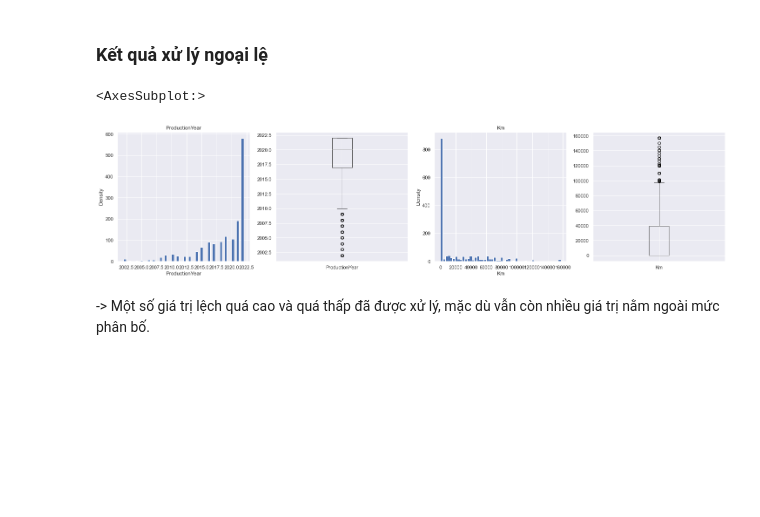
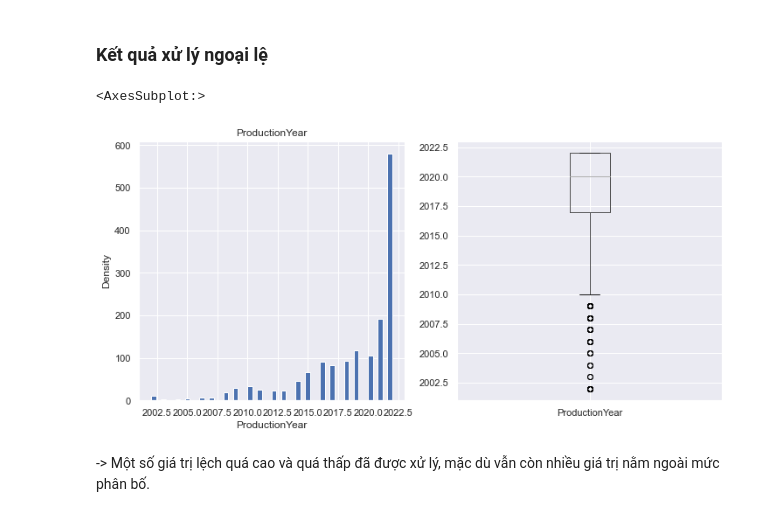
Before and after one commit to Kim-bk/car-price-prediction, a Jupyter notebook: Huy/RandomForestRegression1.ipynb, the cells around one changed output. Drawn from its saved outputs; the diff is of its cells as text; code cells hidden in the pictures; blank space fills up the shorter version.

Commit message:
delete km, add status, rmse=635

```diff
--- a/Huy/RandomForestRegression1.ipynb
+++ b/Huy/RandomForestRegression1.ipynb
@@ -307,7 +309,7 @@ Các đặc trưng có ảnh hưởng tới giá tiền (Price) sau khi đã tr
 - Interior Color
 - Capacity
 # %%
-cars_lr = cars[['Price','Km', 'ProductionYear','CarColor', 'CarSeat','CarDoor', 'Type',
-                  'EngineCar', 'Gearbox', 'Assemble', 'InteriorColor', 'Capacity']]
+cars_lr = cars[['Price', 'ProductionYear','CarColor', 'CarSeat','CarDoor', 'Type',
+                  'EngineCar', 'Gearbox', 'Assemble', 'InteriorColor', 'Capacity', 'Status']]
 cars_lr.head()
 # %% [output]
@@ -364,6 +366,7 @@ cars_lr = dummies('EngineCar',cars_lr)
 cars_lr = dummies('Gearbox',cars_lr)
 cars_lr = dummies('Assemble',cars_lr)
 cars_lr = dummies('InteriorColor',cars_lr)
+cars_lr = dummies('Status',cars_lr)
 # %% [markdown]
 # Chia các tập Train/Test
 # %%
@@ -429,12 +432,12 @@ Kết luận:
 # %%
 cars_outlier = df_train.copy()
 
-#Km
-IQR = cars_outlier.Km.quantile(0.75)-cars_outlier.Km.quantile(0.25)
-# lower_bridge=cars_outlier['Km'].quantile(0.25)-(IQR*3)
-upper_bridge = cars_outlier['Km'].quantile(0.75)+(IQR*3)
+# #Km
+# IQR = cars_outlier.Km.quantile(0.75)-cars_outlier.Km.quantile(0.25)
+# # lower_bridge=cars_outlier['Km'].quantile(0.25)-(IQR*3)
+# upper_bridge = cars_outlier['Km'].quantile(0.75)+(IQR*3)
 
-cars_outlier.loc[cars_outlier['Km'] >= round(upper_bridge), 'Km'] = round(upper_bridge)
+# cars_outlier.loc[cars_outlier['Km'] >= round(upper_bridge), 'Km'] = round(upper_bridge)
 
 #ProductionYear
 IQR = cars_outlier.ProductionYear.quantile(0.75) - cars_outlier.ProductionYear.quantile(0.25)
@@ -445,24 +448,24 @@ cars_outlier.loc[cars_outlier['ProductionYear'] < round(lower_bridge), 'Producti
 # %%
 plt.figure(figsize=(25,12))
 
 plt.subplot(2,4,1)
 figure=cars_outlier.ProductionYear.hist(bins=50)
 figure.set_title('ProductionYear')
 figure.set_xlabel('ProductionYear')
 figure.set_ylabel('Density')
 plt.subplot(2,4,2)
 cars_outlier.boxplot(column="ProductionYear")
 
-plt.subplot(2,4,3)
-figure=cars_outlier.Km.hist(bins=50)
-figure.set_title('Km')
-figure.set_xlabel('Km')
-figure.set_ylabel('Density')
-plt.subplot(2,4,4)
-cars_outlier.boxplot(column="Km")
+# plt.subplot(2,4,3)
+# figure=cars_outlier.Km.hist(bins=50)
+# figure.set_title('Km')
+# figure.set_xlabel('Km')
+# figure.set_ylabel('Density')
+# plt.subplot(2,4,4)
+# cars_outlier.boxplot(column="Km")
 # %% [output]
 <AxesSubplot:>
-[figure, old version]
+[figure, new version]
 # %% [markdown]
 -> Một số giá trị lệch quá cao và quá thấp đã được xử lý, mặc dù vẫn còn nhiều giá trị nằm ngoài mức phân bố.
 # %% [markdown]
```
Also changed, not shown: parts of 22 cells of this notebook.
